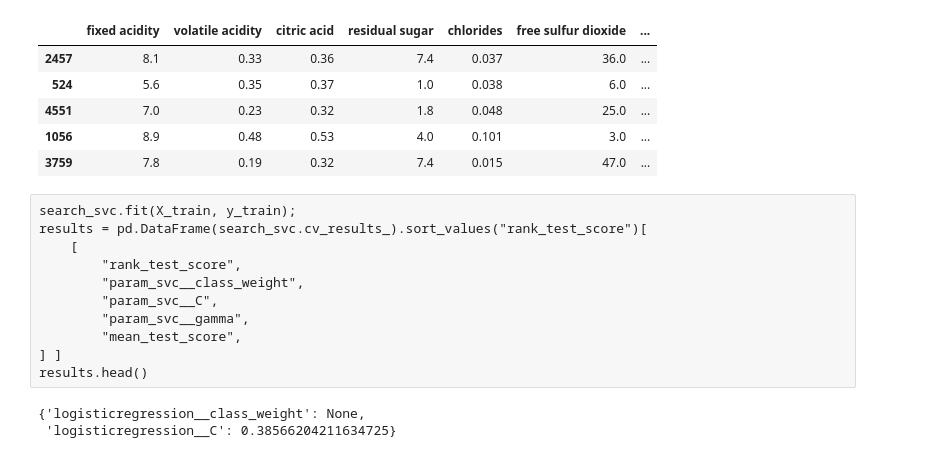
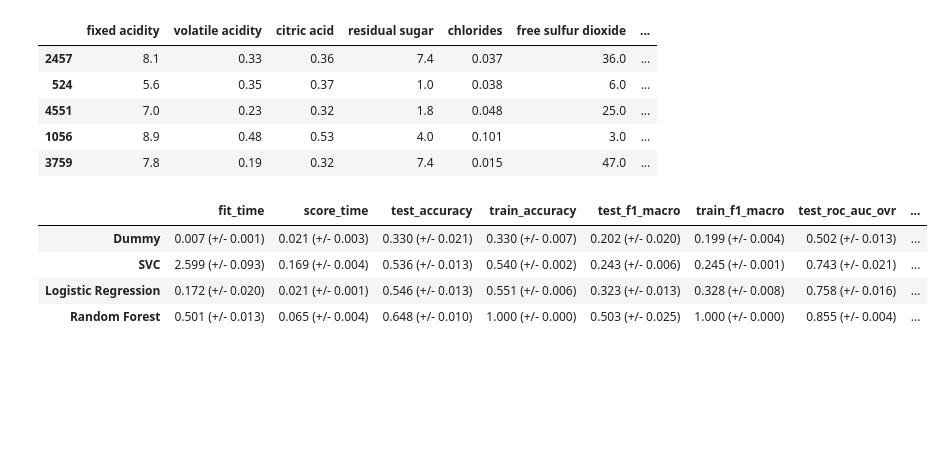
Before and after one commit to UBC-MDS/DSCI_522_group09_Wine_Quality_Predictor, a Jupyter notebook: doc/model_analysis.ipynb, the cells around one changed output. Drawn from its saved outputs; the diff is of its cells as text; code cells hidden in the pictures; blank space fills up the shorter version.

```diff
--- a/doc/model_analysis.ipynb
+++ b/doc/model_analysis.ipynb
@@ -83,10 +81,10 @@ preprocessor = make_column_transformer(
 )
 # %%
 # models
-dummy = make_pipeline(preprocessor, DummyClassifier(random_state = 123))
-svc = make_pipeline(preprocessor, SVC(kernel='linear', random_state = 123))  # gamma, C, class_weight
-lr = make_pipeline(preprocessor, LogisticRegression(max_iter = 5000, random_state = 123))  # C, class_weight,
-rf = make_pipeline(preprocessor, RandomForestClassifier(random_state = 123))  # n_estimator, max_depth
+dummy = make_pipeline(preprocessor, DummyClassifier(strategy='stratified', random_state=123))
+svc = make_pipeline(preprocessor, SVC(kernel='linear', probability=True, random_state=123))
+lr = make_pipeline(preprocessor, LogisticRegression(max_iter=5000, random_state=123))
+rf = make_pipeline(preprocessor, RandomForestClassifier(random_state=123))
 
 models = {}
 models['Dummy'] = dummy
@@ -94,8 +92,21 @@ models['SVC'] = svc
 models['Logistic Regression'] = lr
 models['Random Forest'] = rf
 
-classes = np.sort(y_test.unique()).tolist()
-
 # scoring metrics
-# scoring = ["accuracy", "f1", "recall", "precision", "roc_auc", "average_precision", "neg_mean_squared_error"]
+scoring = ["accuracy", "f1_macro", "roc_auc_ovr", "roc_auc_ovo"]
+# %%
+results = {}
+for key, value in models.items():
+    results[key] = mean_std_cross_val_scores(value, X_train, y_train, return_train_score=True, scoring=scoring, error_score='raise')
+cross_val_results = pd.DataFrame(results).rename(
+    index={"test_score": "cross_validation_score"}
+).T
+cross_val_results
+# cross_val_results.to_csv('../results/cross_val_results.csv')
+# %% [output]
+|  | fit_time | score_time | test_accuracy | train_accuracy | test_f1_macro | train_f1_macro | test_roc_auc_ovr | ... |
+| Dummy | 0.007 (+/- 0.001) | 0.021 (+/- 0.003) | 0.330 (+/- 0.021) | 0.330 (+/- 0.007) | 0.202 (+/- 0.020) | 0.199 (+/- 0.004) | 0.502 (+/- 0.013) | ... |
+| SVC | 2.599 (+/- 0.093) | 0.169 (+/- 0.004) | 0.536 (+/- 0.013) | 0.540 (+/- 0.002) | 0.243 (+/- 0.006) | 0.245 (+/- 0.001) | 0.743 (+/- 0.021) | ... |
+| Logistic Regression | 0.172 (+/- 0.020) | 0.021 (+/- 0.001) | 0.546 (+/- 0.013) | 0.551 (+/- 0.006) | 0.323 (+/- 0.013) | 0.328 (+/- 0.008) | 0.758 (+/- 0.016) | ... |
+| Random Forest | 0.501 (+/- 0.013) | 0.065 (+/- 0.004) | 0.648 (+/- 0.010) | 1.000 (+/- 0.000) | 0.503 (+/- 0.025) | 1.000 (+/- 0.000) | 0.855 (+/- 0.004) | ... |
 # %%
@@ -147,12 +128 @@ search_rf = RandomizedSearchCV(
 )
-# %% [raw]
-search_svc.fit(X_train, y_train);
-results = pd.DataFrame(search_svc.cv_results_).sort_values("rank_test_score")[
-    [
-        "rank_test_score",
-        "param_svc__class_weight",
-        "param_svc__C",
-        "param_svc__gamma",
-        "mean_test_score",
-] ]
-results.head()
@@ -161,7 +128,0 @@ search_lr.fit(X_train, y_train);
-# %%
-search_lr.cv_results_
-search_lr.best_params_
-search_lr.best_score_
-# %% [output]
-{'logisticregression__class_weight': None,
- 'logisticregression__C': 0.38566204211634725}
```
Also changed, not shown: parts of 24 cells of this notebook.
